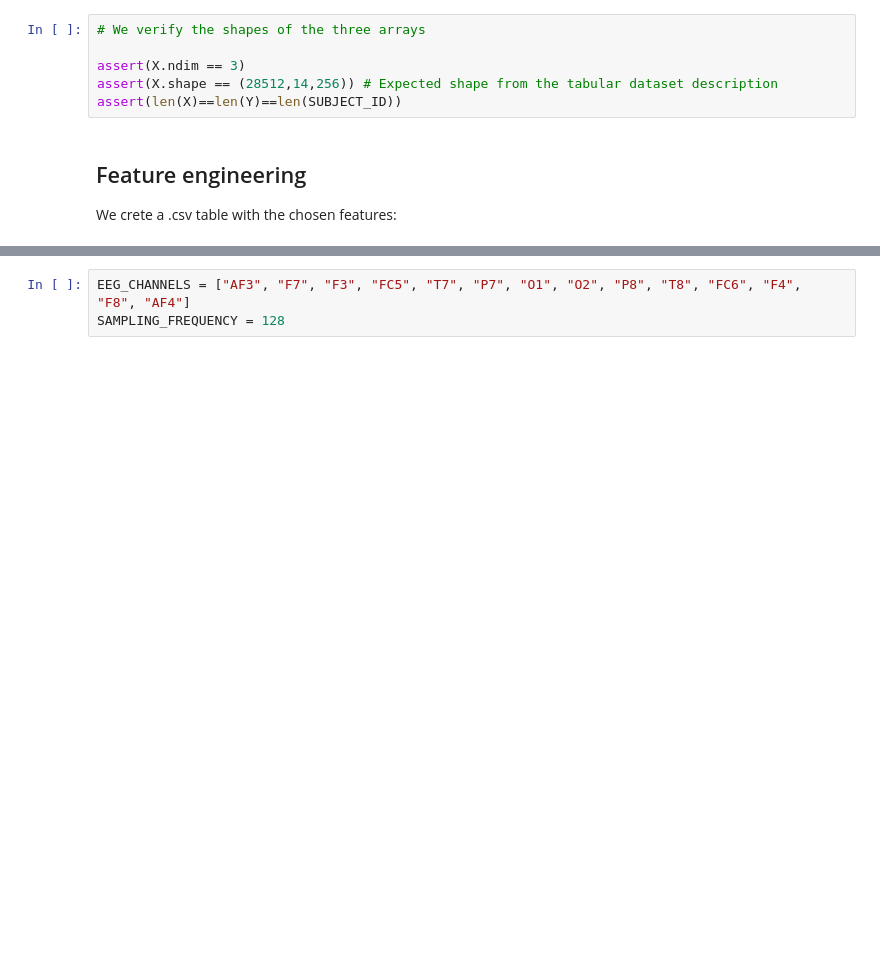
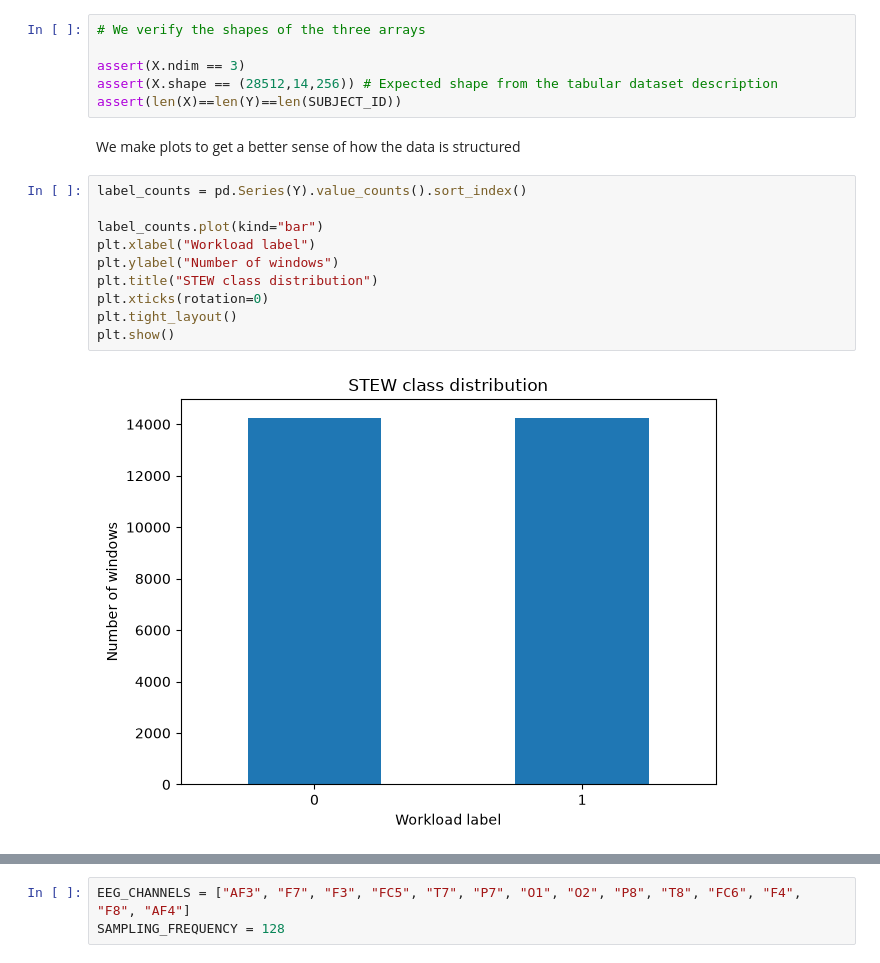
Before and after one commit to pax-projects/homl-paris-saclay, a Jupyter notebook: preprocessing.ipynb, the cells around one changed output, grey strips where cells are left out. Saved outputs shown, nothing was run; the diff lists cells and outputs as text; blank space fills up the shorter version.

```diff
--- a/preprocessing.ipynb
+++ b/preprocessing.ipynb
@@ -76,6 +85,16 @@ assert(X.ndim == 3)
 assert(X.shape == (28512,14,256)) # Expected shape from the tabular dataset description
 assert(len(X)==len(Y)==len(SUBJECT_ID))
 # %% [markdown]
-## Feature engineering
-
-We crete a .csv table with the chosen features:
+We make plots to get a better sense of how the data is structured
+# %%
+label_counts = pd.Series(Y).value_counts().sort_index()
+
+label_counts.plot(kind="bar")
+plt.xlabel("Workload label")
+plt.ylabel("Number of windows")
+plt.title("STEW class distribution")
+plt.xticks(rotation=0)
+plt.tight_layout()
+plt.show()
+# %% [output]
+[figure, added]
```
Also changed, not shown: parts of 37 cells of this notebook, 1 other file.
